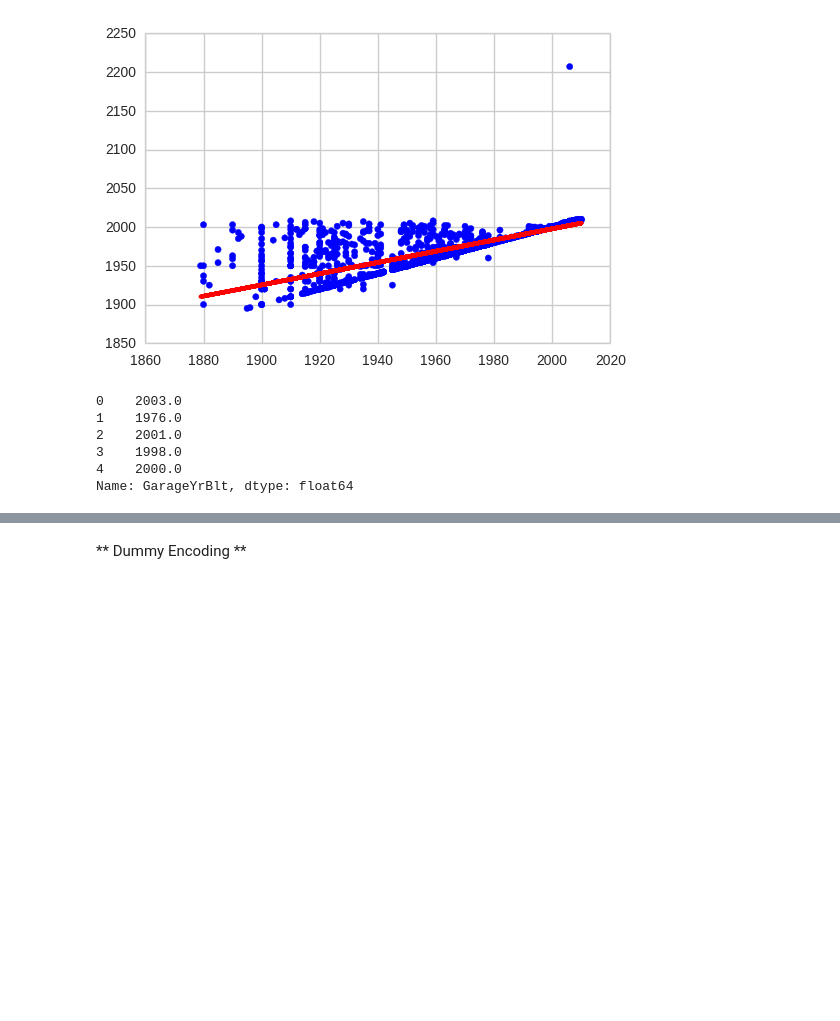
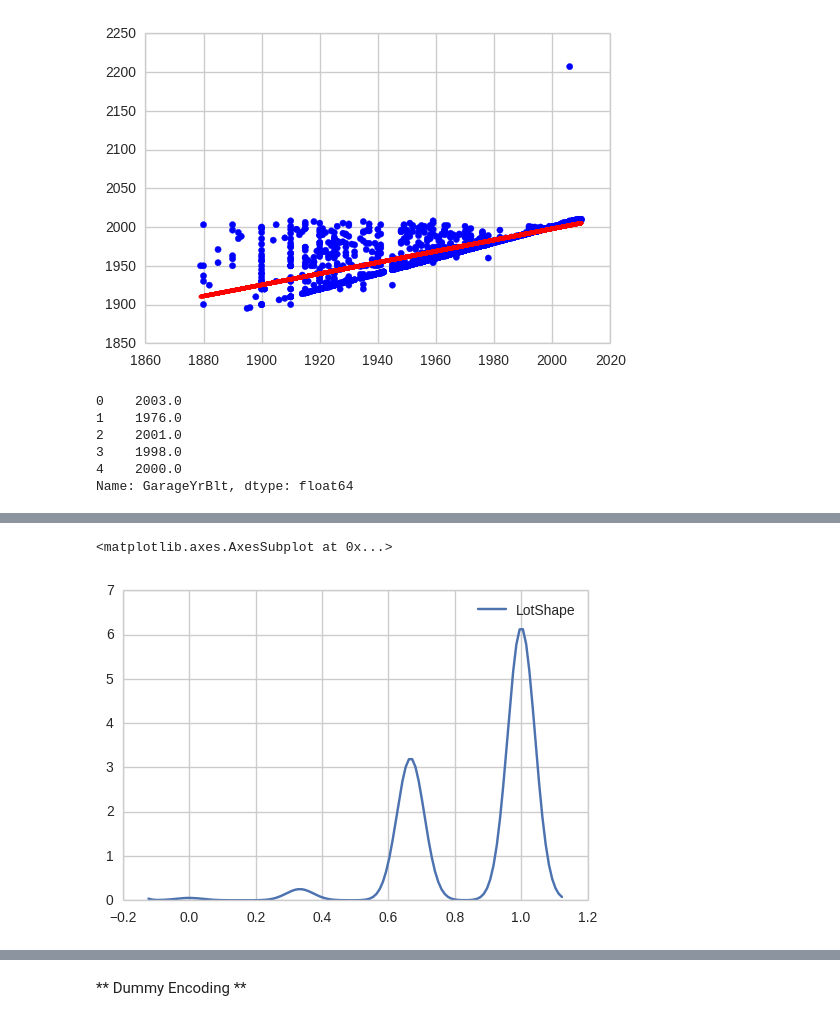
Before and after one commit to SunnyMarkLiu/Kaggle-House-Prices, a Jupyter notebook: Predict_House_Prices.ipynb, the cells around one changed output, grey strips where cells are left out. Drawn from its saved outputs; the diff is of its cells as text; code cells hidden in the pictures; blank space fills up the shorter version.

```diff
--- a/Predict_House_Prices.ipynb
+++ b/Predict_House_Prices.ipynb
@@ -484,0 +618,5 @@ array(['MSSubClass', 'LotFrontage', 'LotArea', 'OverallQual',
+# %%
+sns.kdeplot(conbined_data['LotShape'])
+# %% [output]
+<matplotlib.axes.AxesSubplot at 0x...>
+[figure, added]
```
Also changed, not shown: parts of 29 cells of this notebook, 4 other files.
